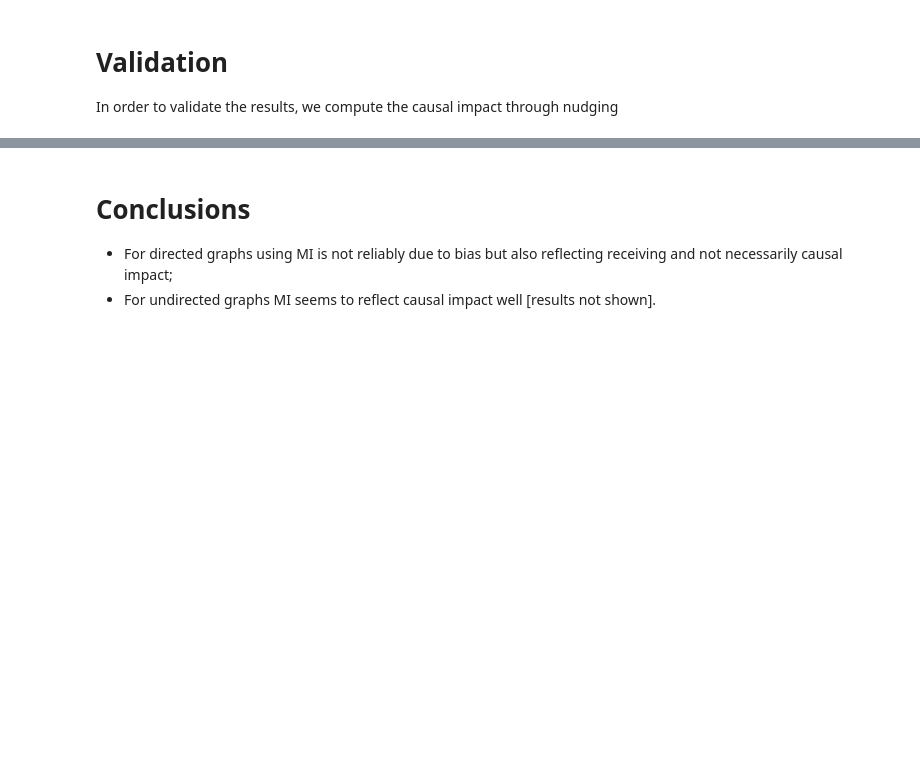
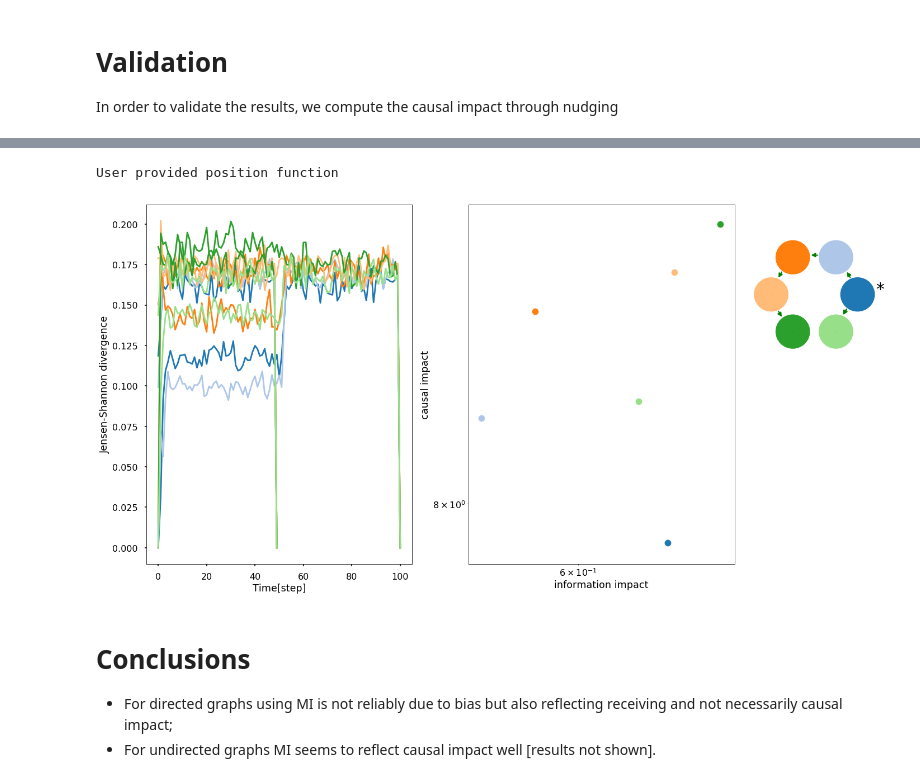
Before and after one commit to cvanelteren/information_impact, a Jupyter notebook: Notebooks/Advanced_example.ipynb, the cells around one changed output, grey strips where cells are left out. Cells and saved outputs as stored; diff of their text form; code cells hidden in the pictures; blank space fills up the shorter version.

```diff
--- a/Notebooks/Advanced_example.ipynb
+++ b/Notebooks/Advanced_example.ipynb
@@ -384,5 +423,6 @@ for (node, pulse) in pulses.items():
 # %%
 from Utils import stats
+import scipy
 fig, ax = plt.subplots(1, 2, figsize = (20, 10))
 elements = []
 
@@ -400,34 +440,37 @@ for k, v in pstar.items():
     causal_auc = scipy.integrate.quad(lambda x: func(x, *coeff.T), 0, deltas // 2)[0]
     causal_aucs[nodeidx] = causal_auc
     ax[0].plot(kl_, color = colors[nodeidx])
     ax[1].scatter(auc[nodeidx], causal_auc, \
                   color = colors[nodeidx])
 
     ax[0].plot(kl[:, jdx].sum(-1), color = colors[nodeidx])
 
     element = plt.Line2D([0],[0], color = colors[nodeidx], \
                       label = k, \
                       linestyle = 'none',\
                       marker = 'o')
     elements.append(element)
 
 
 
 ax[0].set(xlabel = 'Time[step]',\
          ylabel = 'Jensen-Shannon divergence')
 ax[1].set(xlabel = 'information impact', ylabel = 'causal impact')
 # ax[1].legend(handles = elements, bbox_to_anchor = (1,1), loc = 'upper left')
 width, height = .5, .5
 inax = ax[1].inset_axes((1.05, 1-height, width, height), \
                      transform = ax[1].transAxes)
 inax.axis('off')
 plotz.addGraphPretty(graph, ax = inax, \
-                     cmap = colors, mapping = model.mapping, \
+                     cmap = colors, \
                      positions = nx.circular_layout)
 ax[1].set_yscale('log'); ax[1].set_xscale('log')
 inax.axis('off')
 fig.tight_layout()
 fig.show()
+# %% [output]
+User provided position function
+[figure, added]
 # %% [markdown]
 # Conclusions
 - For directed graphs using MI is not reliably due to bias but also reflecting receiving and not necessarily causal impact;
```
Also changed, not shown: parts of 5 cells of this notebook, 7 other files.
